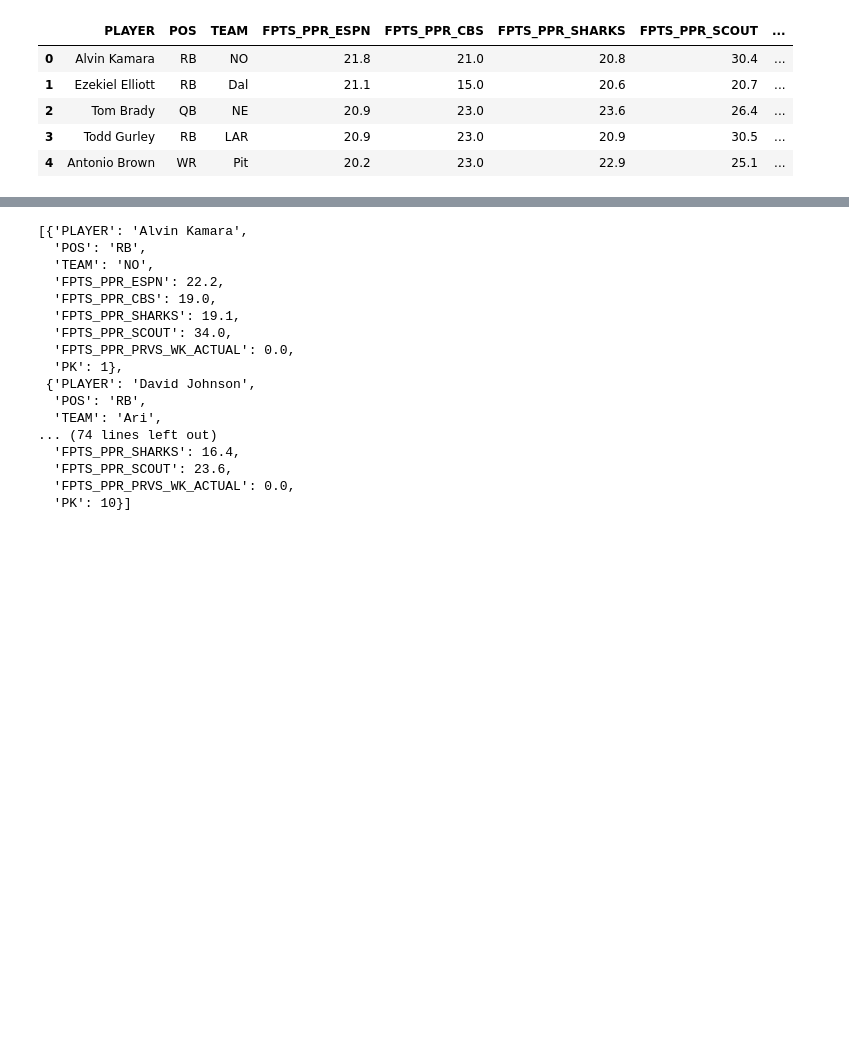
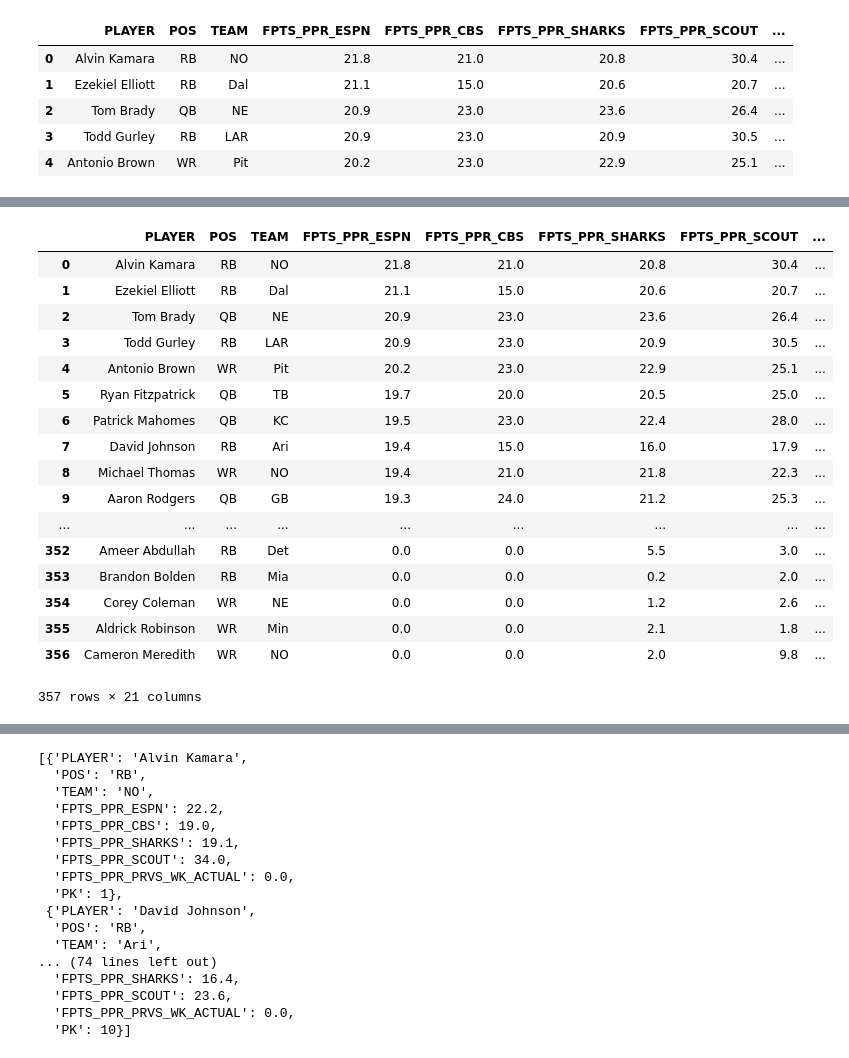
Before and after one commit to zgscherrer/Project-Fantasy-Football, a Jupyter notebook: data/exploratory_analysis/Customize Your Lineup - Trial Code.ipynb, the cells around one changed output, grey strips where cells are left out. Cells and saved outputs as stored; diff of their text form; code cells hidden in the pictures; blank space fills up the shorter version.

Commit message:
custom-calculate-page-final

```diff
--- a/data/exploratory_analysis/Customize Your Lineup - Trial Code.ipynb
+++ b/data/exploratory_analysis/Customize Your Lineup - Trial Code.ipynb
@@ -233,9 +251,10 @@ df_boosts.drop('team_abbr', axis='columns', inplace=True) #don't need to keep th
 print(df_boosts.shape)
 
 #third merge in the defense projections - always do left merge (rather have Nans for boost factors than lose players)
-df_boosts = pd.merge(df_boosts, df_opp_defense[['team_abbr', 'week_3_opp', 'week_3_proj']],
-                     how='left', left_on='TEAM', right_on='team_abbr')
-df_boosts.drop('team_abbr', axis='columns', inplace=True) #don't need to keep this added team abbr column
+#will merge by the team of the datframe and in defense looking for the opponent (that is offensive opponent of the defense listed as team)
+df_boosts = pd.merge(df_boosts, df_defense[['def_team_abbr', f"week_{week}_opp", f"week_{week}_proj", 'offense_opp_def_impact']],
+                     how='left', left_on='TEAM', right_on=f"week_{week}_opp")
+df_boosts.drop(f"week_{week}_opp", axis='columns', inplace=True) #don't need to keep this added team abbr column
 print(df_boosts.shape)
 
 #convert any of the Nans in our binned sentiment columns to Neutral (that will just apply a zero boost to those players)
@@ -265,14 +284,14 @@ df_boosts.head(30)
 | 28 | Matt Ryan | QB | Atl | 17.2 | 20.0 | 21.1 | 26.7 | ... |
 | 29 | Keenan Allen | WR | LAC | 17.2 | 15.0 | 16.6 | 18.1 | ... |
 # %%
-#apply defensive boost factor
-# def_boost = 'Full'
-# overunder_boost = 'Partial'
-# twitter_boost = 'None'
+# #apply defensive boost factor
+# # def_boost = 'Full'
+# # overunder_boost = 'Partial'
+# # twitter_boost = 'None'
 
-player = 'Alvin Kamara'
-team = 'NO'
-custom_points = 20.16
-expert_sentiment = 'Concerned'
-score_sentiment = 'Good'
-defense_sentiment = 'Terrible'
+# player = 'Alvin Kamara'
+# team = 'NO'
+# custom_points = 20.16
+# expert_sentiment = 'Concerned'
+# score_sentiment = 'Good'
+# defense_sentiment = 'Terrible'
@@ -349,14 +359,16 @@ def defense_boost_calculator(row, user_boost_weight):
             user_boost_multiplier = 0
 
         #these are our custom boost factors based on our opposing defenses(can change these on the backend however we want)
-        #if opposing defense is awesome, that has a negative impact on our fantasy players
-        opp_defense_boost_values = {'Awesome': -0.2, 'Good': -0.1, 'Neutral': 0, 'Concerned': 0.1, 'Terrible': 0.2}
+        #the sentiment stored is from the offensive perspective of the opp def impact, so 'Good' means they
+        #are facing an easy defense and will get a positive boost, 'Terrible' means they are facing a hard
+        #defense and will get negative boost
+        opp_defense_boost_values = {'Awesome': 0.2, 'Good': 0.1, 'Neutral': 0, 'Concerned': -0.1, 'Terrible': -0.2}
 
         #get the starting custom weighted average fantasy points projections by the user
         custom_points = row['FPTS_PPR_CUSTOM_AVG']
 
         #get boost multiplier based on the overunder binned sentiments and our dictionary of boost factors
-        boost_multiplier = opp_defense_boost_values.get(row['opp_defense_sentiment'], 0)
+        boost_multiplier = opp_defense_boost_values.get(row['offense_opp_def_impact'], 0)
 
         #calculate the boost points
         defense_boost_points = custom_points * boost_multiplier * user_boost_multiplier
@@ -409,0 +416,26 @@ twitter_boost_wt = 'None'
+# %%
+#calculate final FPTS ADDING UP ALL BOOST PTS TO THE CUSTOM AVG
+
+df_boosts['FPTS_PPR_CUSTOM_AVG_BOOST'] = df_boosts[['FPTS_PPR_CUSTOM_AVG', 'OPPOSING_DEFENSE_BOOST',
+                                                    'OVER_UNDER_BOOST', 'TWITTER_BOOST']].sum(axis='columns')
+# %%
+df_boosts
+# %% [output]
+|  | PLAYER | POS | TEAM | FPTS_PPR_ESPN | FPTS_PPR_CBS | FPTS_PPR_SHARKS | FPTS_PPR_SCOUT | ... |
+| 0 | Alvin Kamara | RB | NO | 21.8 | 21.0 | 20.8 | 30.4 | ... |
+| 1 | Ezekiel Elliott | RB | Dal | 21.1 | 15.0 | 20.6 | 20.7 | ... |
+| 2 | Tom Brady | QB | NE | 20.9 | 23.0 | 23.6 | 26.4 | ... |
+| 3 | Todd Gurley | RB | LAR | 20.9 | 23.0 | 20.9 | 30.5 | ... |
+| 4 | Antonio Brown | WR | Pit | 20.2 | 23.0 | 22.9 | 25.1 | ... |
+| 5 | Ryan Fitzpatrick | QB | TB | 19.7 | 20.0 | 20.5 | 25.0 | ... |
+| 6 | Patrick Mahomes | QB | KC | 19.5 | 23.0 | 22.4 | 28.0 | ... |
+| 7 | David Johnson | RB | Ari | 19.4 | 15.0 | 16.0 | 17.9 | ... |
+| 8 | Michael Thomas | WR | NO | 19.4 | 21.0 | 21.8 | 22.3 | ... |
+| 9 | Aaron Rodgers | QB | GB | 19.3 | 24.0 | 21.2 | 25.3 | ... |
+| ... | ... | ... | ... | ... | ... | ... | ... | ... |
+| 352 | Ameer Abdullah | RB | Det | 0.0 | 0.0 | 5.5 | 3.0 | ... |
+| 353 | Brandon Bolden | RB | Mia | 0.0 | 0.0 | 0.2 | 2.0 | ... |
+| 354 | Corey Coleman | WR | NE | 0.0 | 0.0 | 1.2 | 2.6 | ... |
+| 355 | Aldrick Robinson | WR | Min | 0.0 | 0.0 | 2.1 | 1.8 | ... |
+| 356 | Cameron Meredith | WR | NO | 0.0 | 0.0 | 2.0 | 9.8 | ... |
+357 rows × 21 columns
```
Also changed, not shown: parts of 28 cells of this notebook, 7 other files.
